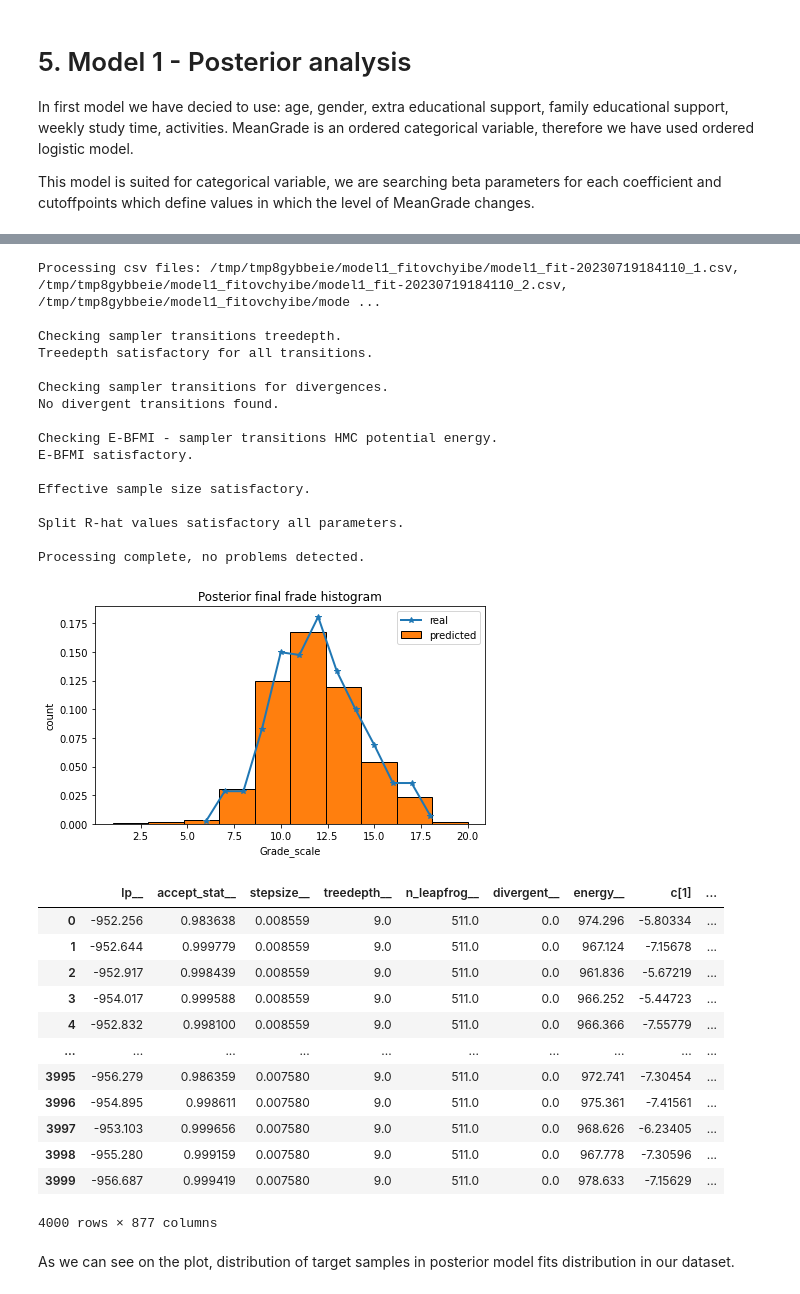
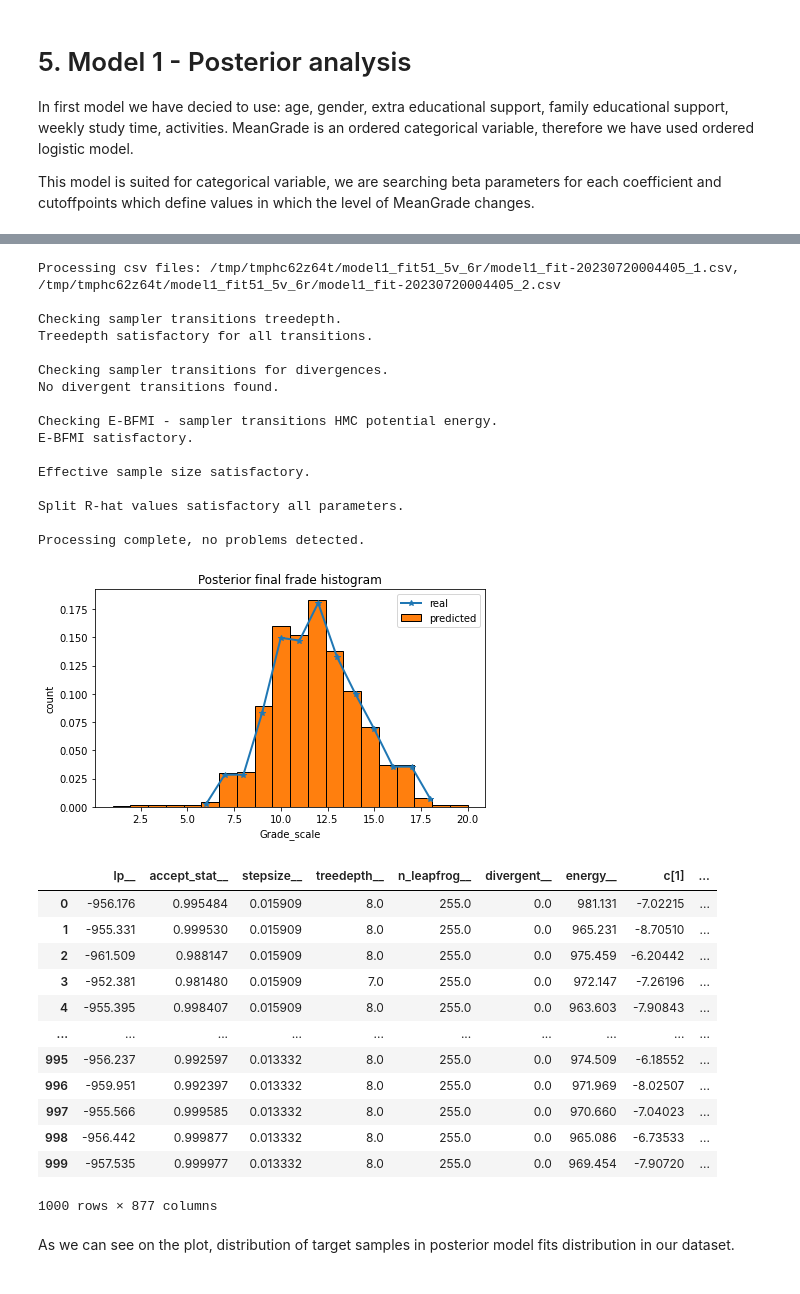
Before and after one commit to DanieloSendi/LaboratoryClasses_Data_Analitycs, a Jupyter notebook: ProjectDataAnalytics/Project_DataAnalytics.ipynb, the cells around one changed output, grey strips where cells are left out. Saved outputs shown, nothing was run; the diff lists cells and outputs as text; code cells hidden in the pictures.

```diff
--- a/ProjectDataAnalytics/Project_DataAnalytics.ipynb
+++ b/ProjectDataAnalytics/Project_DataAnalytics.ipynb
@@ -867,9 +870,9 @@ d = {'N' : N,
 
 # Compilation of model1_fit.stan
 model1_fit_sim = model1_fit.sample(data = d,
-                                   iter_sampling=1000,
-                                   iter_warmup=1000,
-                                   chains=4,
+                                   iter_sampling=500,
+                                   iter_warmup=500,
+                                   chains=2,
                                    adapt_delta=0.99,
                                    seed=20230715)
 # %% [output]
@@ -910,7 +881,7 @@ Consider re-running with show_console=True if the above output is unclear!
 # %%
 print(model1_fit_sim.diagnose())
 # %% [output]
-Processing csv files: /tmp/tmp8gybbeie/model1_fitovchyibe/model1_fit-20230719184110_1.csv, /tmp/tmp8gybbeie/model1_fitovchyibe/model1_fit-20230719184110_2.csv, /tmp/tmp8gybbeie/model1_fitovchyibe/mode ...
+Processing csv files: /tmp/tmphc62z64t/model1_fit51_5v_6r/model1_fit-20230720004405_1.csv, /tmp/tmphc62z64t/model1_fit51_5v_6r/model1_fit-20230720004405_2.csv
 
 Checking sampler transitions treedepth.
 Treedepth satisfactory for all transitions.
@@ -929,33 +900,33 @@ Processing complete, no problems detected.
 # %%
 model1_fit_final_grade = model1_fit_sim.stan_variable('grade').flatten()
 plt.figure(figsize=(7, 4))
 
 x, y = np.unique(Final_grade, return_counts=True)
 plt.plot(x, y/sum(y), marker='*', linewidth=2, label='real')
-plt.hist(model1_fit_final_grade, align='mid', density=True, label='predicted', edgecolor="black")
+plt.hist(model1_fit_final_grade, bins =20, align='mid', density=True, label='predicted', edgecolor="black")
 plt.title("Posterior final frade histogram")
 plt.xlabel("Grade_scale")
 plt.ylabel("count")
 plt.legend()
 plt.show()
 
 df_res = model1_fit_sim.draws_pd()
 display(df_res)
 # %% [output]
-[figure, old version]
+[figure, new version]
 |  | lp__ | accept_stat__ | stepsize__ | treedepth__ | n_leapfrog__ | divergent__ | energy__ | c[1] | ... |
-| 0 | -952.256 | 0.983638 | 0.008559 | 9.0 | 511.0 | 0.0 | 974.296 | -5.80334 | ... |
-| 1 | -952.644 | 0.999779 | 0.008559 | 9.0 | 511.0 | 0.0 | 967.124 | -7.15678 | ... |
-| 2 | -952.917 | 0.998439 | 0.008559 | 9.0 | 511.0 | 0.0 | 961.836 | -5.67219 | ... |
-| 3 | -954.017 | 0.999588 | 0.008559 | 9.0 | 511.0 | 0.0 | 966.252 | -5.44723 | ... |
-| 4 | -952.832 | 0.998100 | 0.008559 | 9.0 | 511.0 | 0.0 | 966.366 | -7.55779 | ... |
+| 0 | -956.176 | 0.995484 | 0.015909 | 8.0 | 255.0 | 0.0 | 981.131 | -7.02215 | ... |
+| 1 | -955.331 | 0.999530 | 0.015909 | 8.0 | 255.0 | 0.0 | 965.231 | -8.70510 | ... |
+| 2 | -961.509 | 0.988147 | 0.015909 | 8.0 | 255.0 | 0.0 | 975.459 | -6.20442 | ... |
+| 3 | -952.381 | 0.981480 | 0.015909 | 7.0 | 255.0 | 0.0 | 972.147 | -7.26196 | ... |
+| 4 | -955.395 | 0.998407 | 0.015909 | 8.0 | 255.0 | 0.0 | 963.603 | -7.90843 | ... |
 | ... | ... | ... | ... | ... | ... | ... | ... | ... | ... |
-| 3995 | -956.279 | 0.986359 | 0.007580 | 9.0 | 511.0 | 0.0 | 972.741 | -7.30454 | ... |
-| 3996 | -954.895 | 0.998611 | 0.007580 | 9.0 | 511.0 | 0.0 | 975.361 | -7.41561 | ... |
-| 3997 | -953.103 | 0.999656 | 0.007580 | 9.0 | 511.0 | 0.0 | 968.626 | -6.23405 | ... |
-| 3998 | -955.280 | 0.999159 | 0.007580 | 9.0 | 511.0 | 0.0 | 967.778 | -7.30596 | ... |
-| 3999 | -956.687 | 0.999419 | 0.007580 | 9.0 | 511.0 | 0.0 | 978.633 | -7.15629 | ... |
+| 995 | -956.237 | 0.992597 | 0.013332 | 8.0 | 255.0 | 0.0 | 974.509 | -6.18552 | ... |
+| 996 | -959.951 | 0.992397 | 0.013332 | 8.0 | 255.0 | 0.0 | 971.969 | -8.02507 | ... |
+| 997 | -955.566 | 0.999585 | 0.013332 | 8.0 | 255.0 | 0.0 | 970.660 | -7.04023 | ... |
+| 998 | -956.442 | 0.999877 | 0.013332 | 8.0 | 255.0 | 0.0 | 965.086 | -6.73533 | ... |
+| 999 | -957.535 | 0.999977 | 0.013332 | 8.0 | 255.0 | 0.0 | 969.454 | -7.90720 | ... |
-4000 rows × 877 columns
+1000 rows × 877 columns
 # %% [markdown]
 As we can see on the plot, distribution of target samples in posterior model fits distribution in our dataset.
 # %%
```
Also changed, not shown: parts of 19 cells of this notebook, 3 other files.
